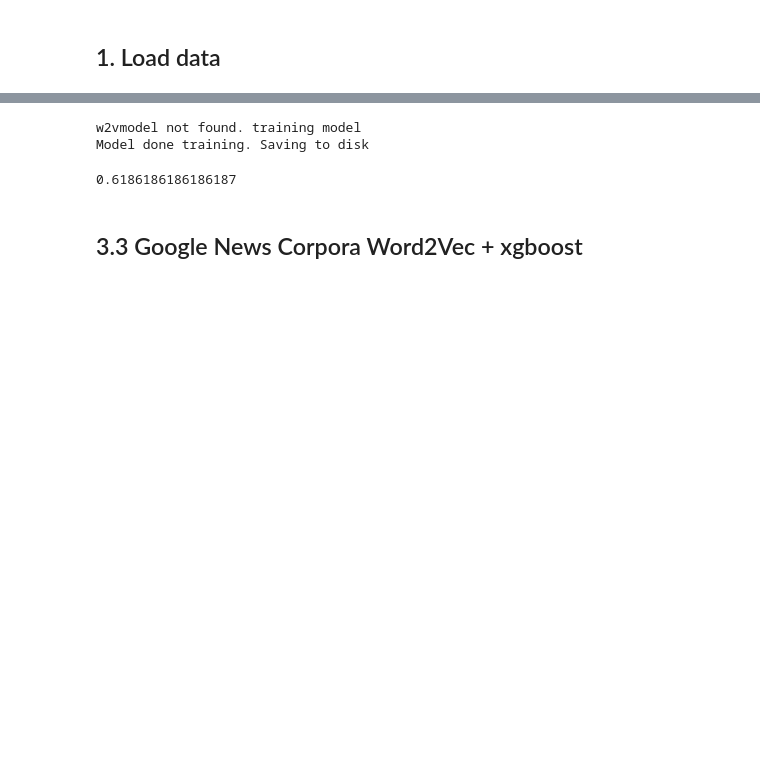
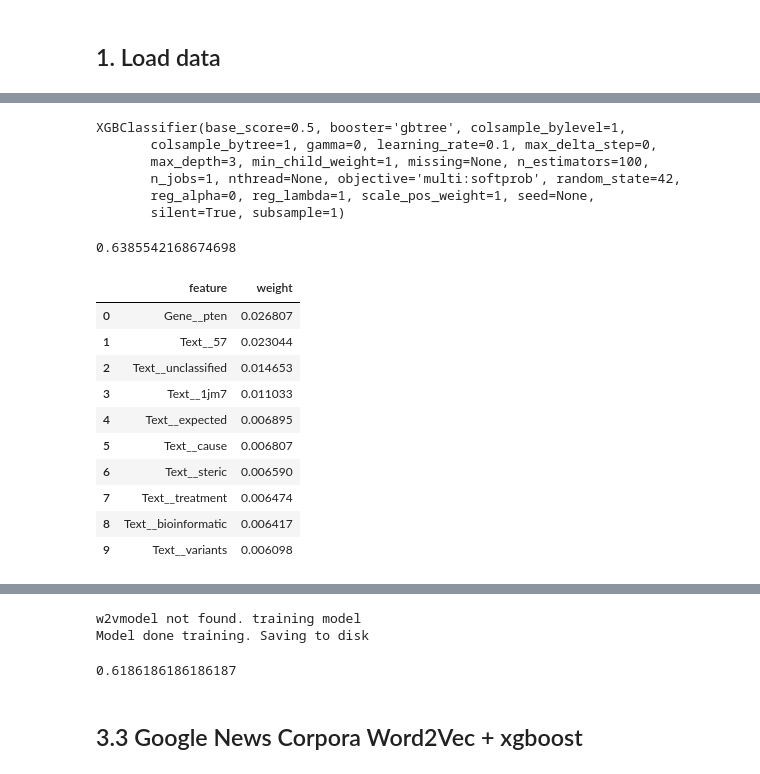
Before and after one commit to dujm/Health_PrecisionMedicine, a Jupyter notebook: notebooks/03Feature_Model_Full_Data.ipynb, the cells around one changed output, grey strips where cells are left out. Cells and saved outputs as stored; diff of their text form; code cells hidden in the pictures; blank space fills up the shorter version.

```diff
--- a/notebooks/03Feature_Model_Full_Data.ipynb
+++ b/notebooks/03Feature_Model_Full_Data.ipynb
@@ -52,0 +100,52 @@ print(acc)
+# %%
+# Select one dataframe column for vectorization
+def build_preprocessor(df,field):
+    field_idx = list(df.columns).index(field)
+    return lambda x: default_preprocessor(x[field_idx])
+default_preprocessor = CountVectorizer().build_preprocessor()
+# %%
+vectorizer = FeatureUnion([
+    ('Variation',TfidfVectorizer(preprocessor=build_preprocessor(X,'Variation'))),
+        ('Gene',TfidfVectorizer(preprocessor=build_preprocessor(X,'Gene'))),
+        ('Text',TfidfVectorizer(preprocessor=build_preprocessor(X,'Text'))),
+])
+# %%
+X_v = vectorizer.fit_transform(X.values)
+X_tr, X_val, y_tr, y_val = train_test_split(X_v,
+                                            y,
+                                            test_size=0.2,
+                                            stratify=y,
+                                            random_state=42)
+# %%
+model = xgb.XGBClassifier(objective="multi:softprob", random_state=42)
+model.fit(X_tr, y_tr)
+# %% [output]
+XGBClassifier(base_score=0.5, booster='gbtree', colsample_bylevel=1,
+       colsample_bytree=1, gamma=0, learning_rate=0.1, max_delta_step=0,
+       max_depth=3, min_child_weight=1, missing=None, n_estimators=100,
+       n_jobs=1, nthread=None, objective='multi:softprob', random_state=42,
+       reg_alpha=0, reg_lambda=1, scale_pos_weight=1, seed=None,
+       silent=True, subsample=1)
+# %%
+# Accuracy score
+model.score(X_val,y_val)
+# %% [output]
+0.6385542168674698
+# %%
+df_name = explain_weights_df(model, vec=vectorizer, top=10, feature_filter=lambda x: x != '<BIAS>')
+
+df_name.to_csv('../data/features/20190609full_union_3groups_tfidf_feature_weights.csv')
+
+df_name.head(10)
+# %% [output]
+|  | feature | weight |
+| 0 | Gene__pten | 0.026807 |
+| 1 | Text__57 | 0.023044 |
+| 2 | Text__unclassified | 0.014653 |
+| 3 | Text__1jm7 | 0.011033 |
+| 4 | Text__expected | 0.006895 |
+| 5 | Text__cause | 0.006807 |
+| 6 | Text__steric | 0.006590 |
+| 7 | Text__treatment | 0.006474 |
+| 8 | Text__bioinformatic | 0.006417 |
+| 9 | Text__variants | 0.006098 |
```
Also changed, not shown: parts of 26 cells of this notebook.
